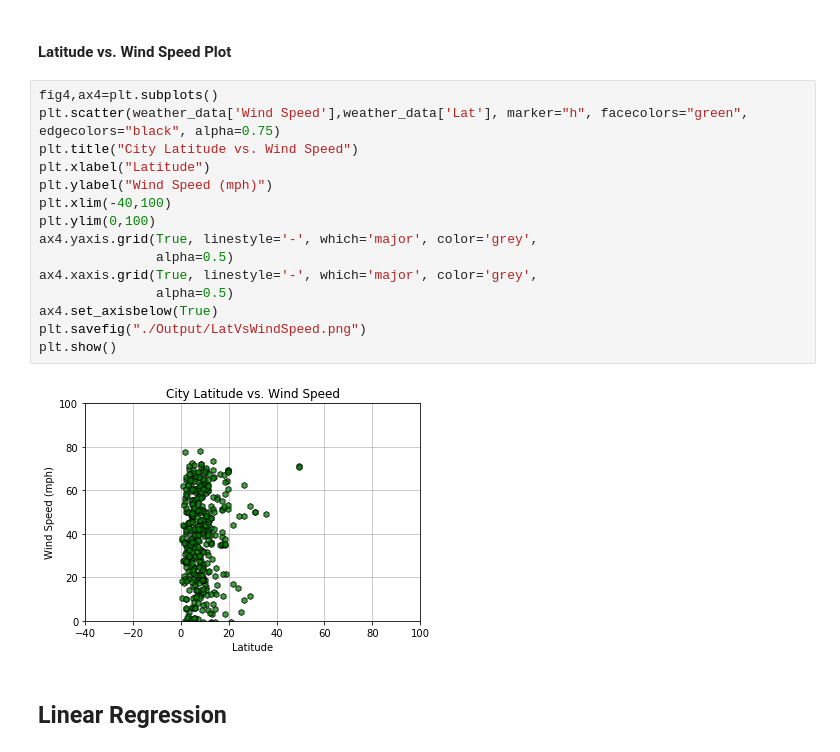
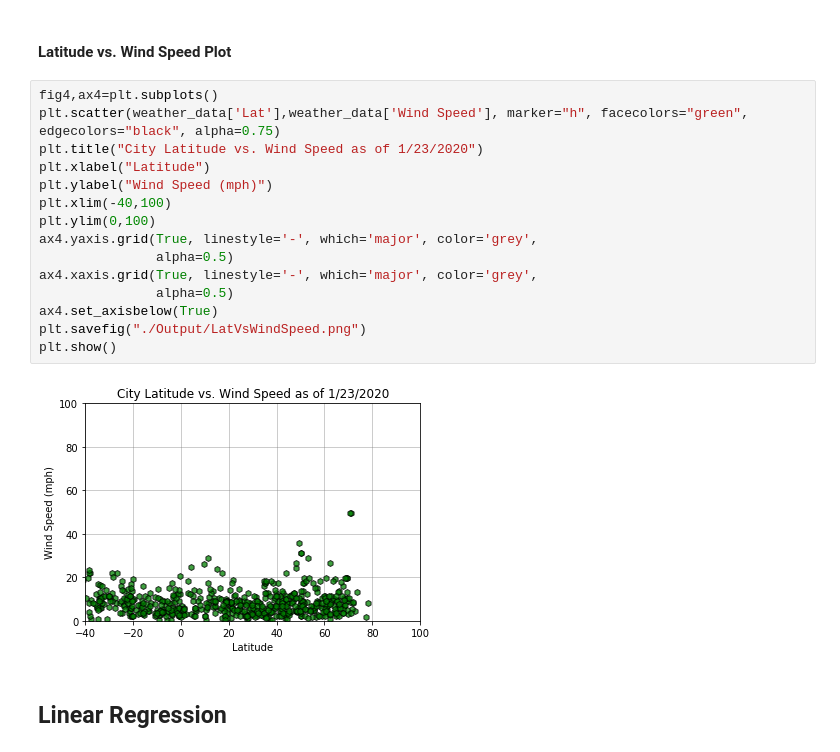
Before and after one commit to julesjo/python-api-challenge, a Jupyter notebook: WeatherPy JJ.ipynb, the cells around one changed output. Cells and saved outputs as stored; diff of their text form.

```diff
--- a/WeatherPy JJ.ipynb
+++ b/WeatherPy JJ.ipynb
@@ -275,21 +284,21 @@ plt.show()
 #### Latitude vs. Wind Speed Plot
 # %%
 fig4,ax4=plt.subplots()
-plt.scatter(weather_data['Wind Speed'],weather_data['Lat'], marker="h", facecolors="green", edgecolors="black", alpha=0.75)
-plt.title("City Latitude vs. Wind Speed")
+plt.scatter(weather_data['Lat'],weather_data['Wind Speed'], marker="h", facecolors="green", edgecolors="black", alpha=0.75)
+plt.title("City Latitude vs. Wind Speed as of 1/23/2020")
 plt.xlabel("Latitude")
 plt.ylabel("Wind Speed (mph)")
 plt.xlim(-40,100)
 plt.ylim(0,100)
 ax4.yaxis.grid(True, linestyle='-', which='major', color='grey',
                alpha=0.5)
 ax4.xaxis.grid(True, linestyle='-', which='major', color='grey',
                alpha=0.5)
 ax4.set_axisbelow(True)
 plt.savefig("./Output/LatVsWindSpeed.png")
 plt.show()
 # %% [output]
-[figure, old version]
+[figure, new version]
 # %% [markdown]
 ## Linear Regression
 # %%
```
Also changed, not shown: parts of 12 cells of this notebook, 12 other files.
